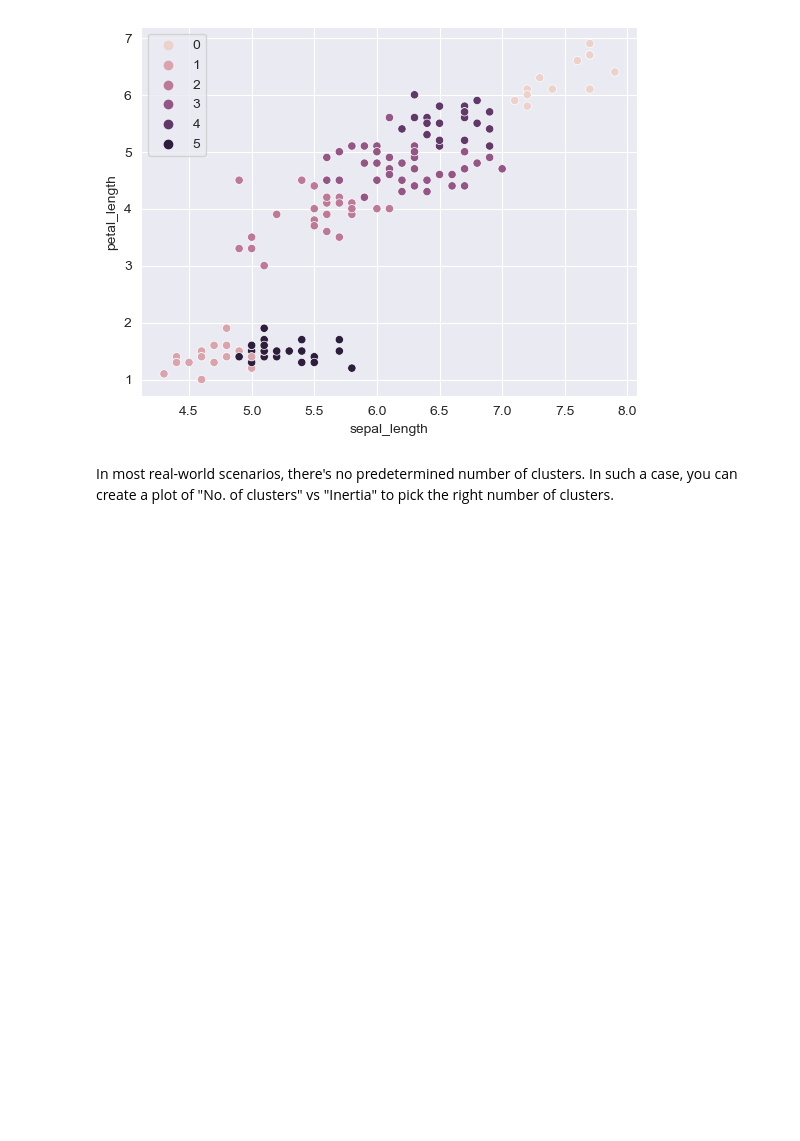
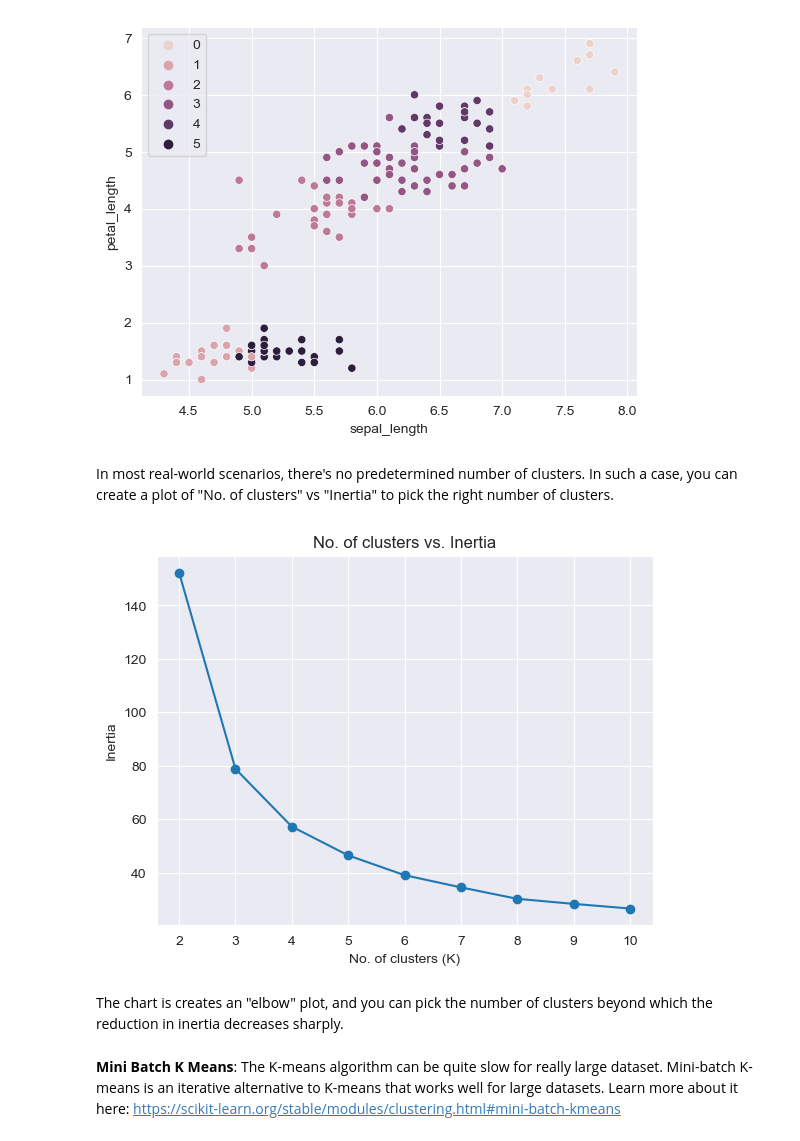
Before and after one commit to sebastianmb/MachineLearning, a Jupyter notebook: Project_course/UnsupervisadedLearning/Untitled.ipynb, the cells around one changed output. Drawn from its saved outputs; the diff is of its cells as text; code cells hidden in the pictures; blank space fills up the shorter version.

```diff
--- a/Project_course/UnsupervisadedLearning/Untitled.ipynb
+++ b/Project_course/UnsupervisadedLearning/Untitled.ipynb
@@ -162,3 +162,21 @@ sns.scatterplot(data=X, x='sepal_length', y='petal_length', hue=preds);
 [figure]
 # %% [markdown]
 In most real-world scenarios, there's no predetermined number of clusters. In such a case, you can create a plot of "No. of clusters" vs "Inertia" to pick the right number of clusters.
+# %%
+options = range(2,11)
+inertias = []
+
+for n_clusters in options:
+    model = KMeans(n_clusters, random_state=42).fit(X)
+    inertias.append(model.inertia_)
+
+plt.title("No. of clusters vs. Inertia")
+plt.plot(options, inertias, '-o')
+plt.xlabel('No. of clusters (K)')
+plt.ylabel('Inertia');
+# %% [output]
+[figure, added]
+# %% [markdown]
+The chart is creates an "elbow" plot, and you can pick the number of clusters beyond which the reduction in inertia decreases sharply.
+# %% [markdown]
+**Mini Batch K Means**: The K-means algorithm can be quite slow for really large dataset. Mini-batch K-means is an iterative alternative to K-means that works well for large datasets. Learn more about it here: https://scikit-learn.org/stable/modules/clustering.html#mini-batch-kmeans
```
Also changed, not shown: parts of 12 cells of this notebook.
